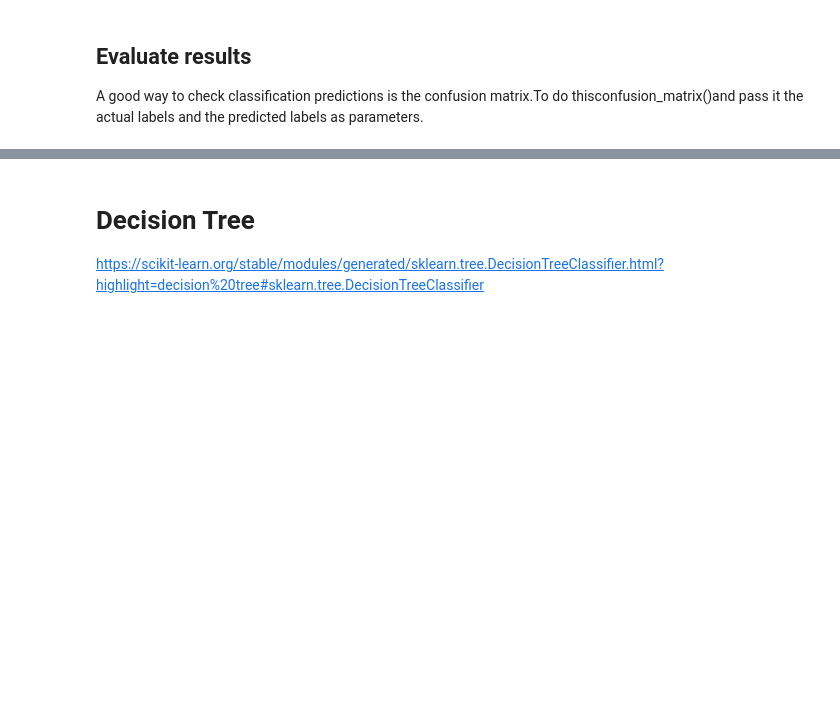
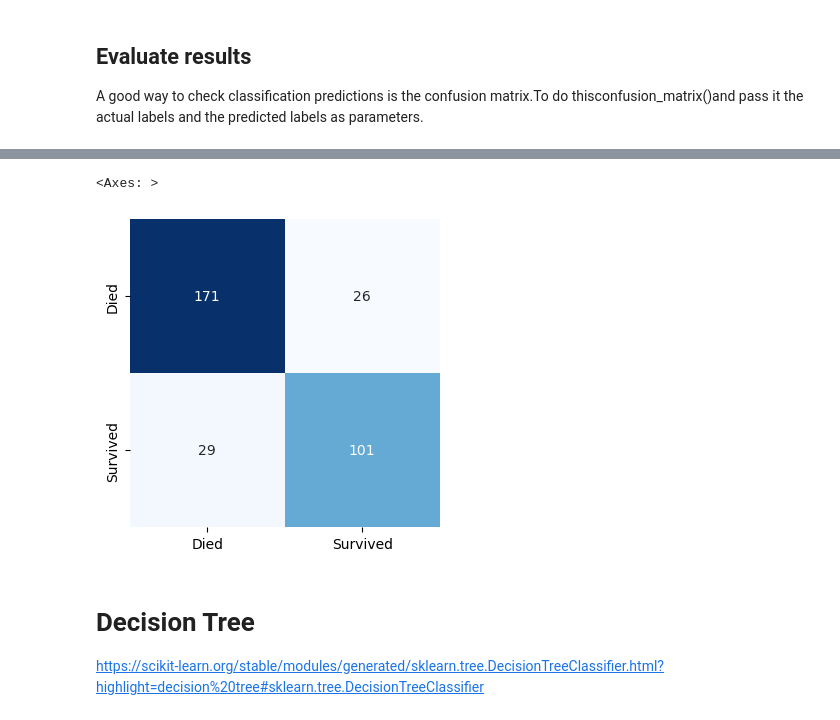
Before and after one commit to SanderTeb/DataScience, a Jupyter notebook: data_science_live_coding_mmi_06_machine_learning_template.ipynb, the cells around one changed output, grey strips where cells are left out. Saved outputs shown, nothing was run; the diff lists cells and outputs as text; code cells hidden in the pictures; blank space fills up the shorter version.

```diff
--- a/data_science_live_coding_mmi_06_machine_learning_template.ipynb
+++ b/data_science_live_coding_mmi_06_machine_learning_template.ipynb
@@ -134,5 +231,5 @@ Since this is a random distribution, it is better to set a "seed" to make it rep
 from sklearn.model_selection import train_test_split
 
 # Train-test split
-X_train, X_test, y_train, y_test = # TODO: add your code
+X_train, X_test, y_train, y_test = train_test_split(X,y, test_size=0.25, random_state=0)
 X_train.shape, X_test.shape
@@ -147,11 +246,11 @@ The "cleanest" approach here is to perform the scaling **based on the training d
 from sklearn.preprocessing import StandardScaler
 
 # Scale the data
-scaler = StandardScaler()...
+scaler = StandardScaler().fit(X_train)
 
-X_train = pd.DataFrame(# complete code here,
+X_train = pd.DataFrame(scaler.transform(X_train),
                        columns=X.columns)
-X_test = pd.DataFrame(# complete code here,
+X_test = pd.DataFrame(scaler.transform(X_test),
                       columns=X.columns)
 # %%
 X_train.head()
@@ -165,9 +271,9 @@ The most important parameter is `n_neighbors`, i.e., the number of neighbors (th
 # %%
 from sklearn.neighbors import KNeighborsClassifier
 
-knn = # complete code here
+knn = KNeighborsClassifier(n_neighbors=3).fit(X_train,y_train)
 # %% [markdown]
 ## Making predictions
 While we train a model with `.fit()`, we can make predictions with `.predict()`.
 # %%
-prediction_survival = knn. # complete code here
+prediction_survival = knn.predict(X_test)
@@ -185,10 +314,13 @@ knn.classes_
 # %%
 fig, ax = plt.subplots(figsize=(4, 4))
 
-sb.heatmap(confusion_matrix(# add code here),
+sb.heatmap(confusion_matrix(prediction_survival, y_test),
            annot=True, cmap="Blues", cbar=False, fmt=".0f",
            xticklabels=["Died", "Survived"],
            yticklabels=["Died", "Survived"])
+# %% [output]
+<Axes: >
+[figure, added]
 # %% [markdown]
 # Decision Tree
 
```
Also changed, not shown: parts of 24 cells of this notebook, 8 other files.
